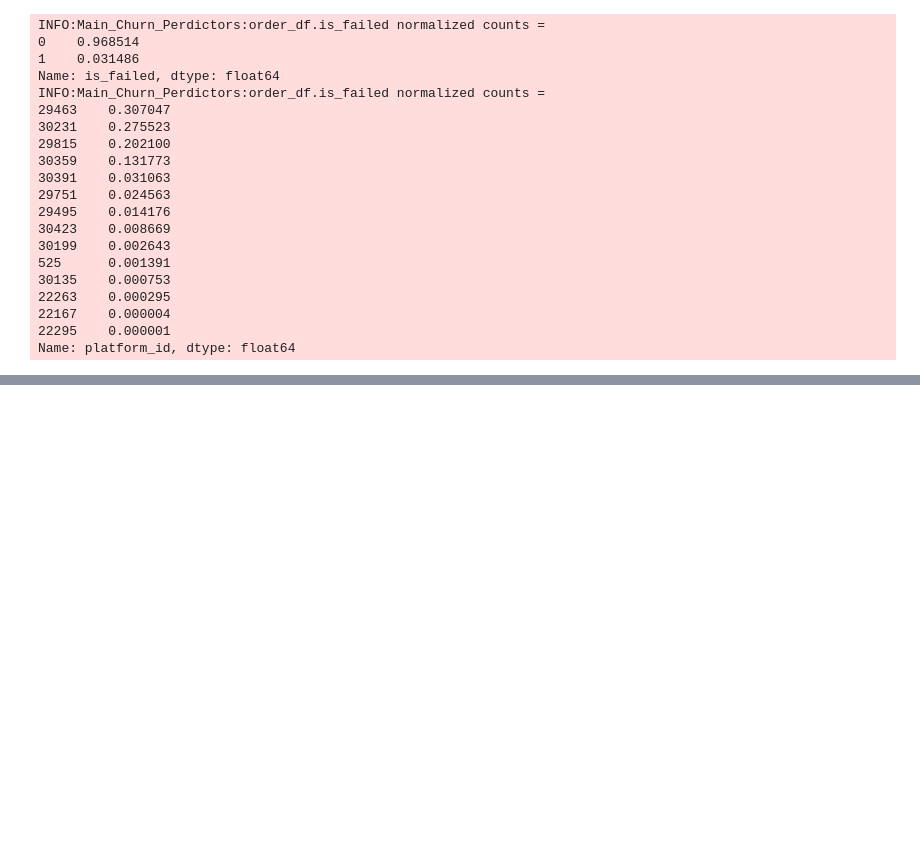
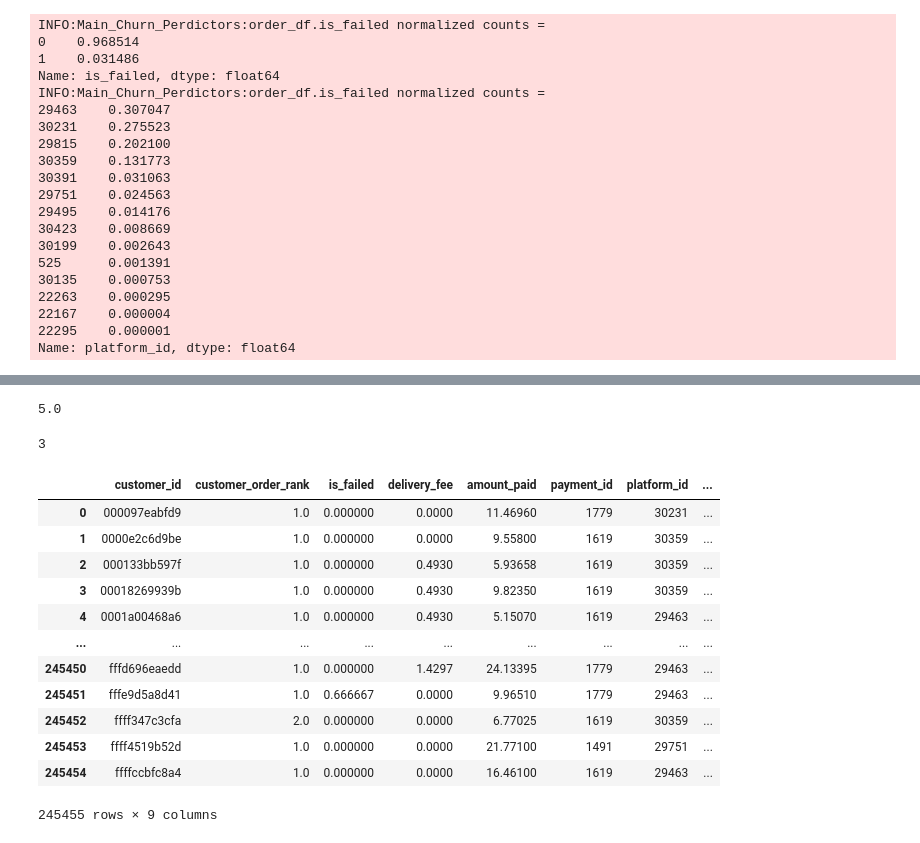
Before and after one commit to mbaddar1/task012021, a Jupyter notebook: nb/Churn-Prediction.ipynb, the cells around one changed output, grey strips where cells are left out. Saved outputs shown, nothing was run; the diff lists cells and outputs as text; code cells hidden in the pictures; blank space fills up the shorter version.

```diff
--- a/nb/Churn-Prediction.ipynb
+++ b/nb/Churn-Prediction.ipynb
@@ -162,0 +174,55 @@ Backlog
+# %%
+def avg_days_between_orders(dates,default = 365): # need to revisit the default value , set to be 1 year
+
+    if len(dates) <2:
+        return default
+    dates_series = pd.Series(data=pd.to_datetime(dates).values).sort_values()
+    dates_series_lag1 = dates_series.shift(1)
+    time_delta =  dates_series - dates_series_lag1
+    time_delta_day = time_delta.apply(lambda x:x.days)
+    return np.nanmean(time_delta_day)
+
+avg_days_between_orders(dates=['2020-01-20','2020-01-23','2020-01-30'])
+# %% [output]
+5.0
+# %%
+def time_since_last_order(dates):
+    dates = pd.to_datetime(dates)
+    max_date = np.nanmax(dates)
+    current_date = pd.to_datetime(current_date)
+    if current_date < max_date:
+        raise ValueError('Current date must be >= max date in the dateset')
+    return (current_date-max_date).days
+time_since_last_order(dates=['2020-01-20','2020-01-23','2020-01-30'],current_date='2020-02-02')
+# %% [output]
+3
+# %%
+orders_labeled_df['order_date'] = pd.to_datetime(orders_labeled_df['order_date'])
+orders_labeled_df['order_date_2'] = orders_labeled_df['order_date'] # quick hack to generate 2 features based on the same column
+# %%
+# aggregate data per customers
+# v1 aggregation is using, average, mode, max as needed, v2 should weight the average based on recency
+# AFAIU : order_rank is the order of an order per customer, hence max of this number means the total number
+# of orders for this customer up to this point of time
+if False:
+    orders_labeled_df_agg_1 = orders_labeled_df.groupby(by='customer_id',as_index = False)\
+            .agg({'customer_order_rank':np.nanmax,'is_failed':np.nanmean,\
+                  'delivery_fee':np.nanmean,'amount_paid':np.nanmean,\
+                  'payment_id':get_mode_scalar,'platform_id':get_mode_scalar,
+                 'order_date':avg_days_between_orders,'order_date_2':lambda x:time_since_last_order(x,current_date=max_order_date)})
+# %%
+orders_labeled_df_agg_1.rename(columns = {'order_date':'avg_days_between_orders','order_date_2':'time_since_last_order'})
+# %% [output]
+|  | customer_id | customer_order_rank | is_failed | delivery_fee | amount_paid | payment_id | platform_id | ... |
+| 0 | 000097eabfd9 | 1.0 | 0.000000 | 0.0000 | 11.46960 | 1779 | 30231 | ... |
+| 1 | 0000e2c6d9be | 1.0 | 0.000000 | 0.0000 | 9.55800 | 1619 | 30359 | ... |
+| 2 | 000133bb597f | 1.0 | 0.000000 | 0.4930 | 5.93658 | 1619 | 30359 | ... |
+| 3 | 00018269939b | 1.0 | 0.000000 | 0.4930 | 9.82350 | 1619 | 30359 | ... |
+| 4 | 0001a00468a6 | 1.0 | 0.000000 | 0.4930 | 5.15070 | 1619 | 29463 | ... |
+| ... | ... | ... | ... | ... | ... | ... | ... | ... |
+| 245450 | fffd696eaedd | 1.0 | 0.000000 | 1.4297 | 24.13395 | 1779 | 29463 | ... |
+| 245451 | fffe9d5a8d41 | 1.0 | 0.666667 | 0.0000 | 9.96510 | 1779 | 29463 | ... |
+| 245452 | ffff347c3cfa | 2.0 | 0.000000 | 0.0000 | 6.77025 | 1619 | 30359 | ... |
+| 245453 | ffff4519b52d | 1.0 | 0.000000 | 0.0000 | 21.77100 | 1491 | 29751 | ... |
+| 245454 | ffffccbfc8a4 | 1.0 | 0.000000 | 0.0000 | 16.46100 | 1619 | 29463 | ... |
+245455 rows × 9 columns
```
Also changed, not shown: parts of 24 cells of this notebook.
